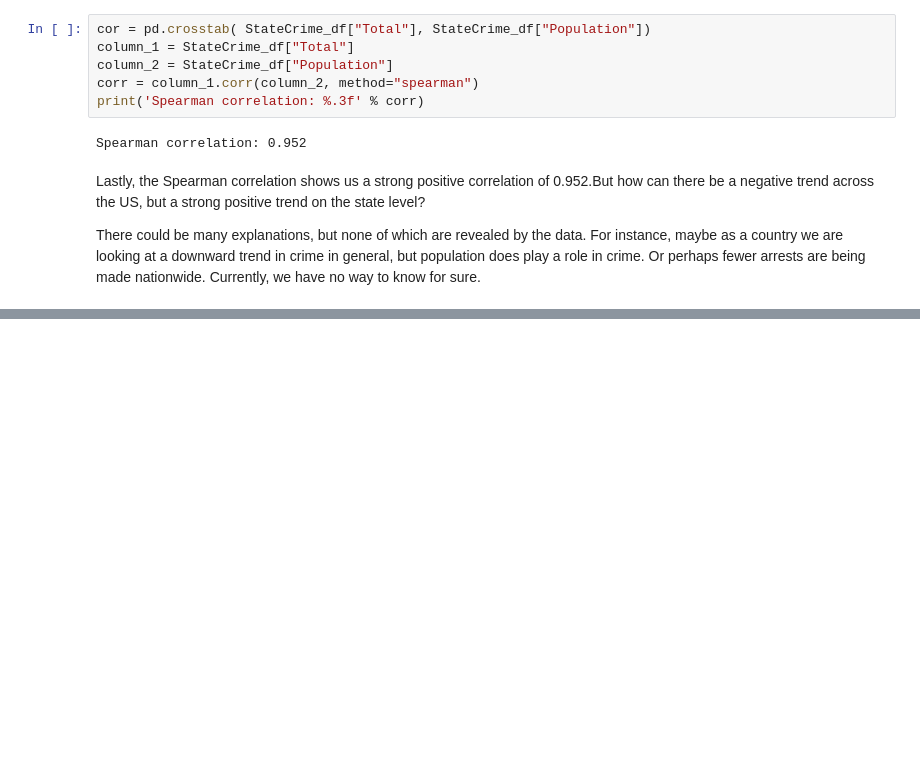
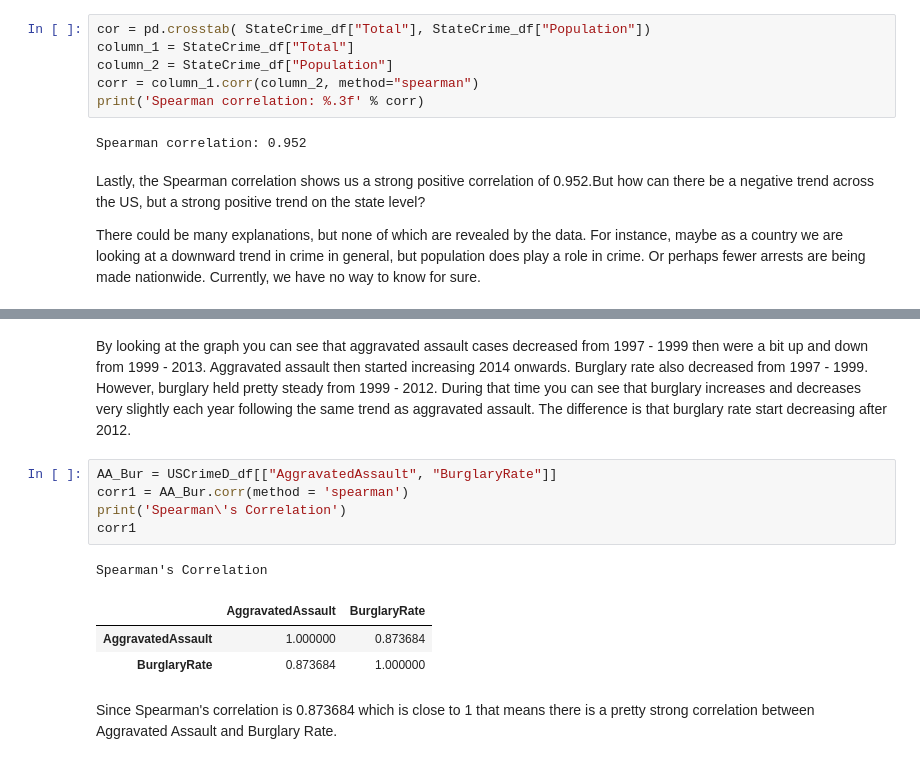
Before and after one commit to lorenzog1/CS105-FinalProject, a Jupyter notebook: Crime In US Project/CS_105_Final.ipynb, the cells around one changed output, grey strips where cells are left out. Cells and saved outputs as stored; diff of their text form; blank space fills up the shorter version.

```diff
--- a/Crime In US Project/CS_105_Final.ipynb
+++ b/Crime In US Project/CS_105_Final.ipynb
@@ -284,0 +301,14 @@ There could be many explanations, but none of which are revealed by the data. Fo
+# %% [markdown]
+By looking at the graph you can see that aggravated assault cases decreased from 1997 - 1999 then were a bit up and down from 1999 - 2013. Aggravated assault then started increasing 2014 onwards. Burglary rate also decreased from 1997 - 1999. However, burglary held pretty steady from 1999 - 2012. During that time you can see that burglary increases and decreases very slightly each year following the same trend as aggravated assault. The difference is that burglary rate start decreasing after 2012.
+# %%
+AA_Bur = USCrimeD_df[["AggravatedAssault", "BurglaryRate"]]
+corr1 = AA_Bur.corr(method = 'spearman')
+print('Spearman\'s Correlation')
+corr1
+# %% [output]
+Spearman's Correlation
+|  | AggravatedAssault | BurglaryRate |
+| AggravatedAssault | 1.000000 | 0.873684 |
+| BurglaryRate | 0.873684 | 1.000000 |
+# %% [markdown]
+Since Spearman's correlation is 0.873684 which is close to 1 that means there is a pretty strong correlation between Aggravated Assault and Burglary Rate.
```
Also changed, not shown: parts of 5 cells of this notebook, 1 other file.
